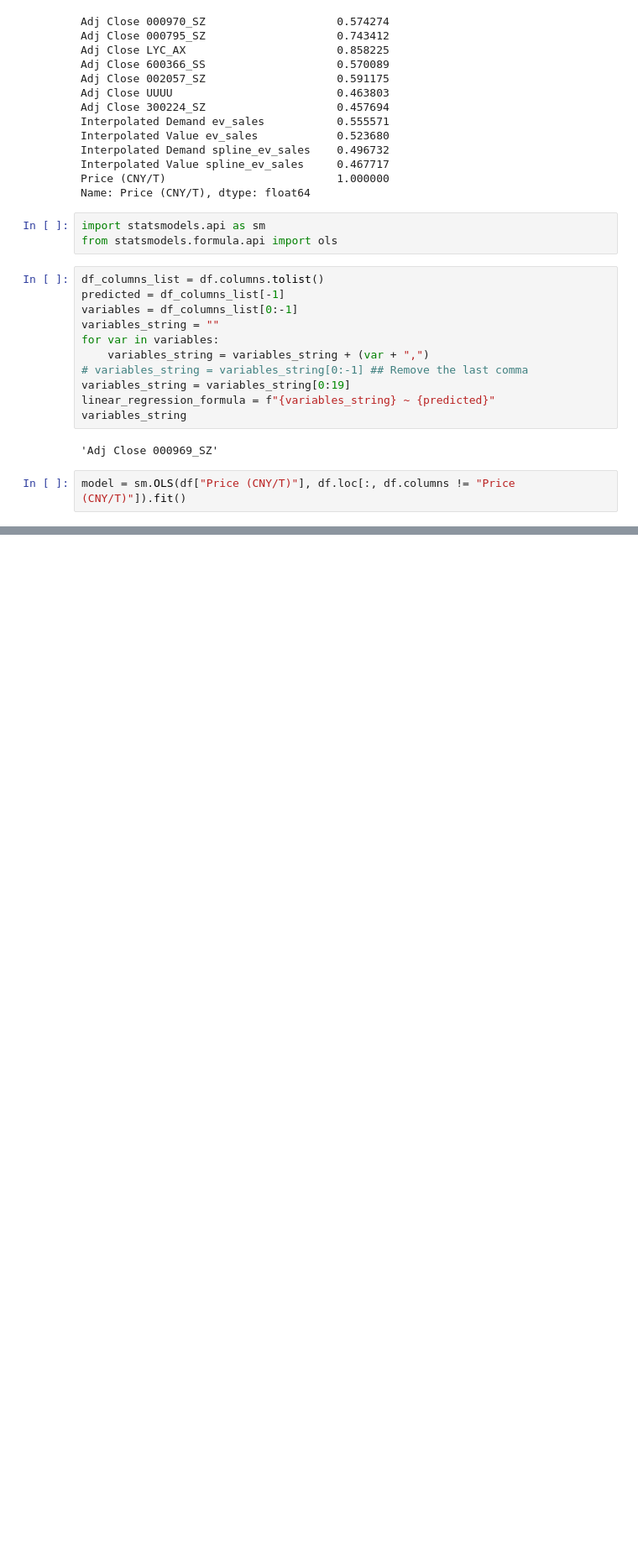
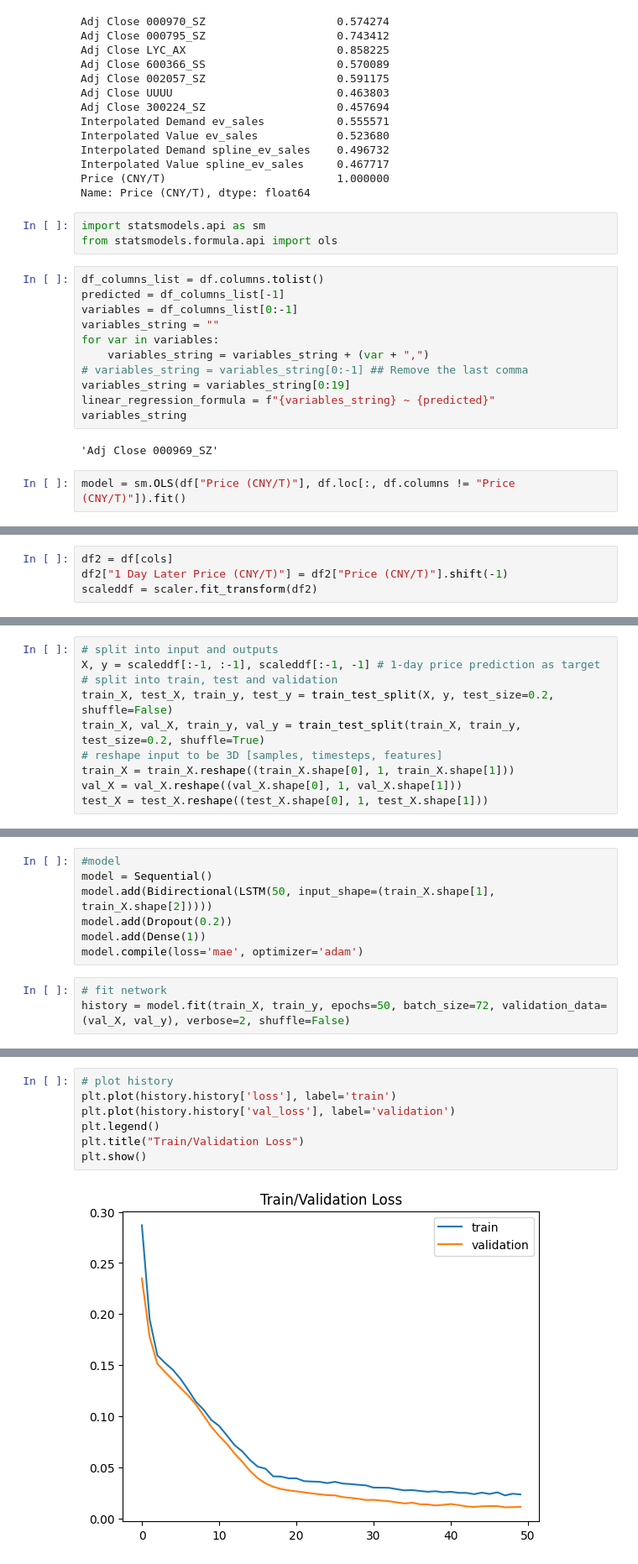
Before and after one commit to descentbw/Metal-Price-Prediction, a Jupyter notebook: neodymium prediction.ipynb, the cells around one changed output, grey strips where cells are left out. Shown at 84% size. Cells and saved outputs as stored; diff of their text form; blank space fills up the shorter version.

Commit message:
Updated BiLSTM Model

```diff
--- a/feature_selection.ipynb
+++ b/neodymium prediction.ipynb
@@ -366,0 +291,4 @@ plt.legend()
+# %%
+df2 = df[cols]
+df2["1 Day Later Price (CNY/T)"] = df2["Price (CNY/T)"].shift(-1)
+scaleddf = scaler.fit_transform(df2)
@@ -366,0 +301,10 @@ plt.legend()
+# %%
+# split into input and outputs
+X, y = scaleddf[:-1, :-1], scaleddf[:-1, -1] # 1-day price prediction as target
+# split into train, test and validation
+train_X, test_X, train_y, test_y = train_test_split(X, y, test_size=0.2, shuffle=False)
+train_X, val_X, train_y, val_y = train_test_split(train_X, train_y, test_size=0.2, shuffle=True)
+# reshape input to be 3D [samples, timesteps, features]
+train_X = train_X.reshape((train_X.shape[0], 1, train_X.shape[1]))
+val_X = val_X.reshape((val_X.shape[0], 1, val_X.shape[1]))
+test_X = test_X.reshape((test_X.shape[0], 1, test_X.shape[1]))
@@ -366,0 +315,10 @@ plt.legend()
+# %%
+#model
+model = Sequential()
+model.add(Bidirectional(LSTM(50, input_shape=(train_X.shape[1], train_X.shape[2]))))
+model.add(Dropout(0.2))
+model.add(Dense(1))
+model.compile(loss='mae', optimizer='adam')
+# %%
+# fit network
+history = model.fit(train_X, train_y, epochs=50, batch_size=72, validation_data=(val_X, val_y), verbose=2, shuffle=False)
@@ -366,0 +343,9 @@ plt.legend()
+# %%
+# plot history
+plt.plot(history.history['loss'], label='train')
+plt.plot(history.history['val_loss'], label='validation')
+plt.legend()
+plt.title("Train/Validation Loss")
+plt.show()
+# %% [output]
+[figure, added]
```
Also changed, not shown: parts of 36 cells of this notebook.
